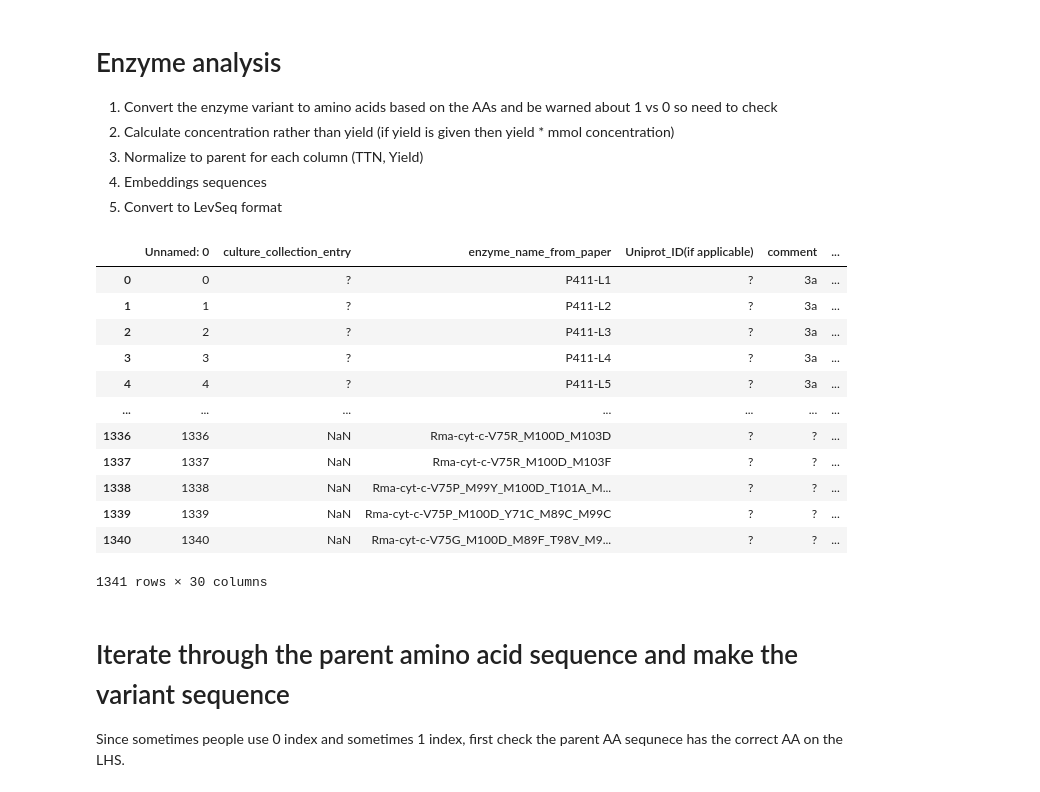
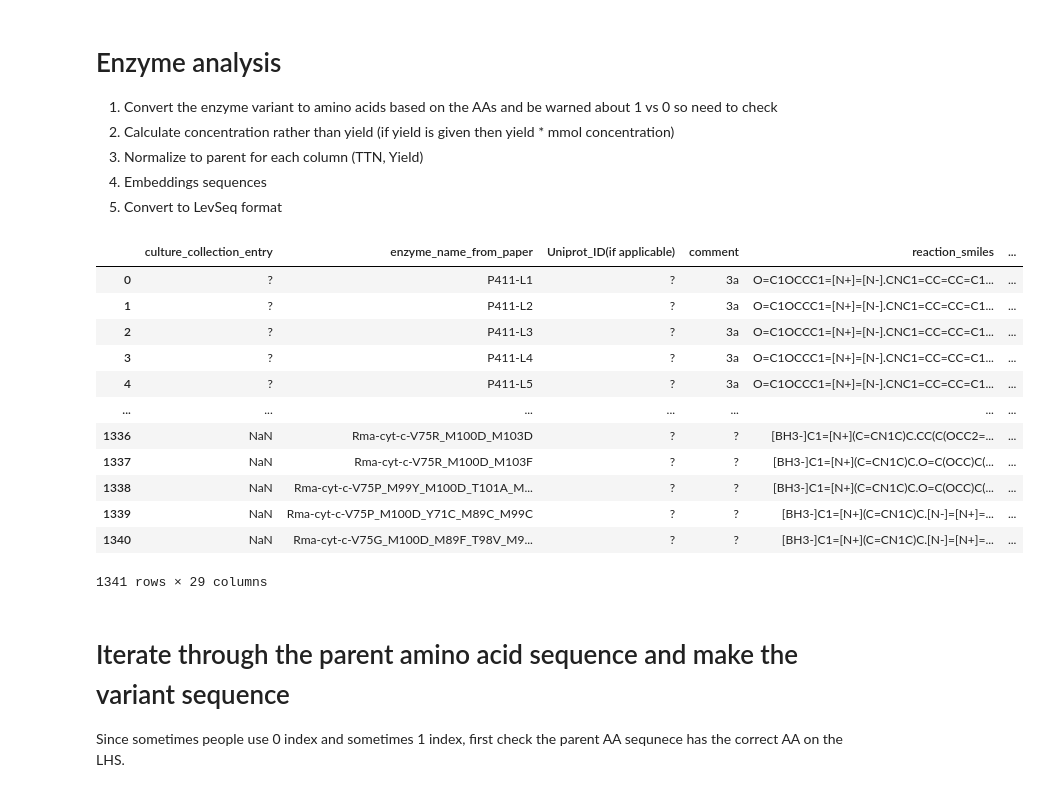
Before and after one commit to fhalab/EnzymeEngineeringDB, a Jupyter notebook: analysis/Enzymes_screen_3.ipynb, the cells around one changed output. Saved outputs shown, nothing was run; the diff lists cells and outputs as text; code cells hidden in the pictures.

Commit message:
Updaed reactions and proteins to run consistently

```diff
--- a/analysis/Enzymes_screen_3.ipynb
+++ b/analysis/Enzymes_screen_3.ipynb
@@ -11,33 +11,33 @@
 # %%
 import pandas as pd
 import os
 import torch
 
 # CUDA setup
 os.environ["CUDA_DEVICE_ORDER"]="PCI_BUS_ID"   # see issue #152
-os.environ["CUDA_VISIBLE_DEVICES"]="1"
+os.environ["CUDA_VISIBLE_DEVICES"]="0"
 cuda = True
 DEVICE = torch.device("cuda" if cuda else "cpu")
 cuda = True
 DEVICE = torch.device("cuda" if cuda else "cpu")
 
 data_dir = 'output'
 df = pd.read_csv(os.path.join(data_dir, 'protein-evolution-database_V4_reactions.csv'))
 df
 # %% [output]
-|  | Unnamed: 0 | culture_collection_entry | enzyme_name_from_paper | Uniprot_ID(if applicable) | comment | ... |
-| 0 | 0 | ? | P411-L1 | ? | 3a | ... |
-| 1 | 1 | ? | P411-L2 | ? | 3a | ... |
-| 2 | 2 | ? | P411-L3 | ? | 3a | ... |
-| 3 | 3 | ? | P411-L4 | ? | 3a | ... |
-| 4 | 4 | ? | P411-L5 | ? | 3a | ... |
+|  | culture_collection_entry | enzyme_name_from_paper | Uniprot_ID(if applicable) | comment | reaction_smiles | ... |
+| 0 | ? | P411-L1 | ? | 3a | O=C1OCCC1=[N+]=[N-].CNC1=CC=CC=C1... | ... |
+| 1 | ? | P411-L2 | ? | 3a | O=C1OCCC1=[N+]=[N-].CNC1=CC=CC=C1... | ... |
+| 2 | ? | P411-L3 | ? | 3a | O=C1OCCC1=[N+]=[N-].CNC1=CC=CC=C1... | ... |
+| 3 | ? | P411-L4 | ? | 3a | O=C1OCCC1=[N+]=[N-].CNC1=CC=CC=C1... | ... |
+| 4 | ? | P411-L5 | ? | 3a | O=C1OCCC1=[N+]=[N-].CNC1=CC=CC=C1... | ... |
 | ... | ... | ... | ... | ... | ... | ... |
-| 1336 | 1336 | NaN | Rma-cyt-c-V75R_M100D_M103D | ? | ? | ... |
-| 1337 | 1337 | NaN | Rma-cyt-c-V75R_M100D_M103F | ? | ? | ... |
-| 1338 | 1338 | NaN | Rma-cyt-c-V75P_M99Y_M100D_T101A_M... | ? | ? | ... |
-| 1339 | 1339 | NaN | Rma-cyt-c-V75P_M100D_Y71C_M89C_M99C | ? | ? | ... |
-| 1340 | 1340 | NaN | Rma-cyt-c-V75G_M100D_M89F_T98V_M9... | ? | ? | ... |
+| 1336 | NaN | Rma-cyt-c-V75R_M100D_M103D | ? | ? | [BH3-]C1=[N+](C=CN1C)C.CC(C(OCC2=... | ... |
+| 1337 | NaN | Rma-cyt-c-V75R_M100D_M103F | ? | ? | [BH3-]C1=[N+](C=CN1C)C.O=C(OCC)C(... | ... |
+| 1338 | NaN | Rma-cyt-c-V75P_M99Y_M100D_T101A_M... | ? | ? | [BH3-]C1=[N+](C=CN1C)C.O=C(OCC)C(... | ... |
+| 1339 | NaN | Rma-cyt-c-V75P_M100D_Y71C_M89C_M99C | ? | ? | [BH3-]C1=[N+](C=CN1C)C.[N-]=[N+]=... | ... |
+| 1340 | NaN | Rma-cyt-c-V75G_M100D_M89F_T98V_M9... | ? | ? | [BH3-]C1=[N+](C=CN1C)C.[N-]=[N+]=... | ... |
-1341 rows × 30 columns
+1341 rows × 29 columns
 # %% [markdown]
 # Iterate through the parent amino acid sequence and make the variant sequence
 
```
Also changed, not shown: parts of 4 cells of this notebook, 3 other files.
